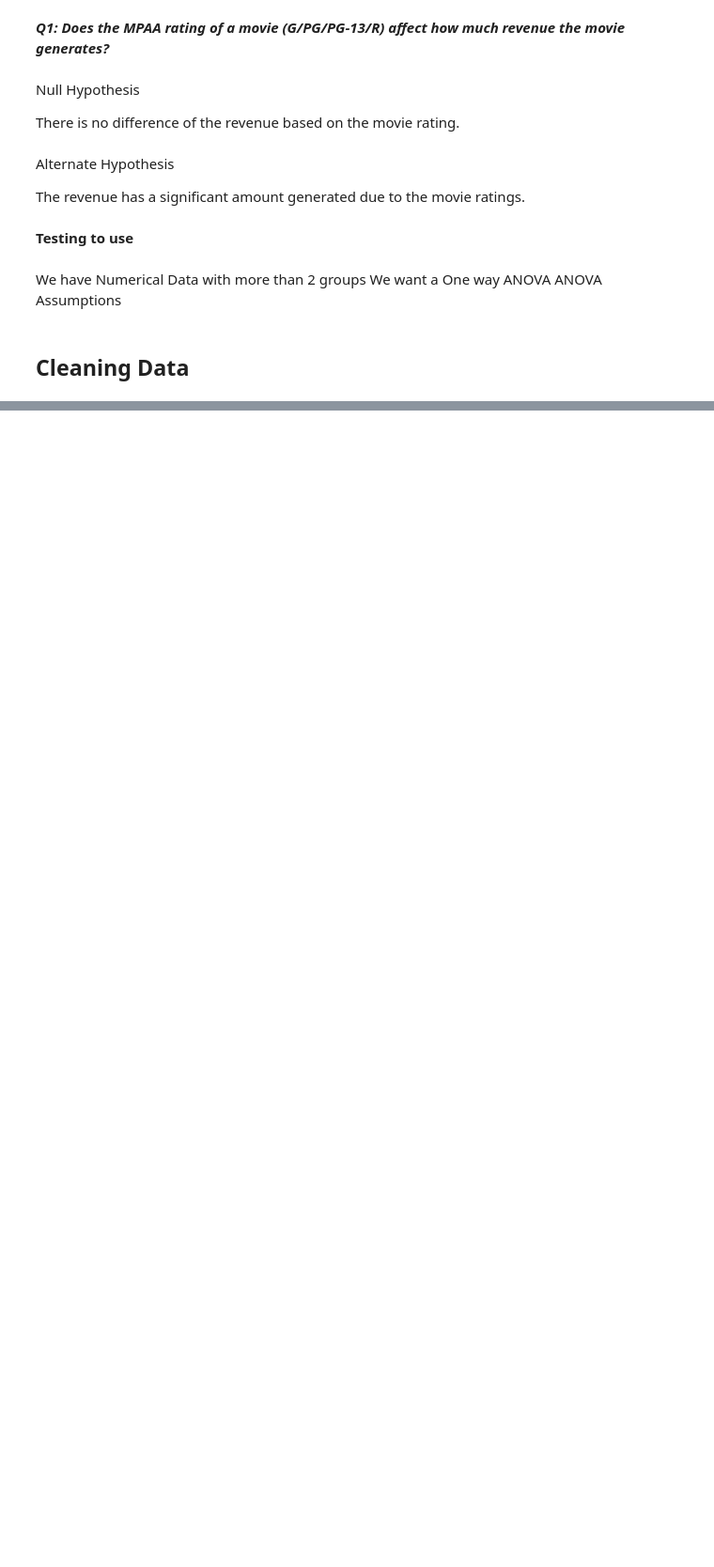
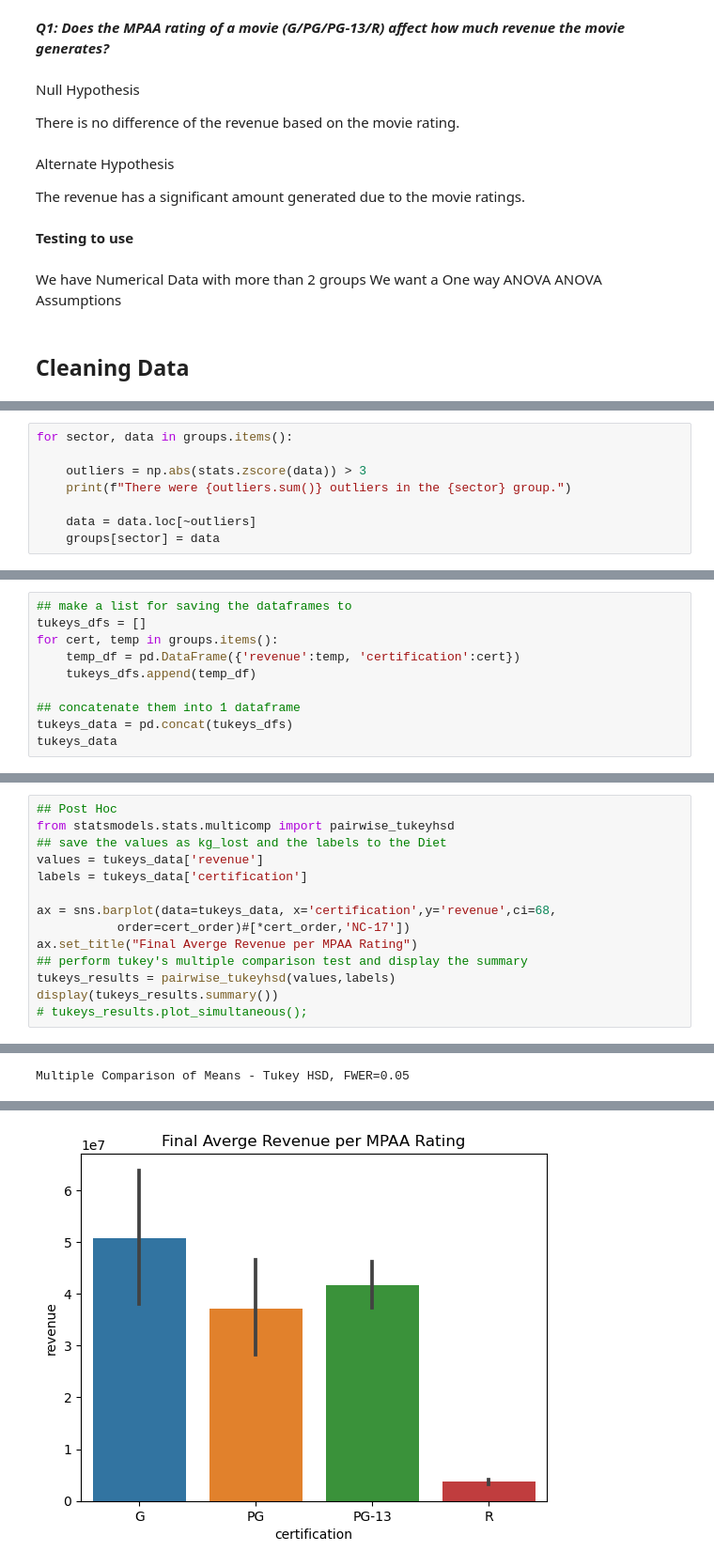
Before and after one commit to brittanymlassiter/Project-2, a Jupyter notebook: Part 4 - Hypothesis Testing.ipynb, the cells around one changed output, grey strips where cells are left out. Shown: that part at 94% size. Saved outputs shown, nothing was run; the diff lists cells and outputs as text; blank space fills up the shorter version.

```diff
--- a/Part 4 - Hypothesis Testing.ipynb
+++ b/Part 4 - Hypothesis Testing.ipynb
@@ -127,0 +167,8 @@ Name: certification, dtype: int64
+# %%
+for sector, data in groups.items():
+
+    outliers = np.abs(stats.zscore(data)) > 3
+    print(f"There were {outliers.sum()} outliers in the {sector} group.")
+
+    data = data.loc[~outliers]
+    groups[sector] = data
@@ -127,0 +227,10 @@ Name: certification, dtype: int64
+# %%
+## make a list for saving the dataframes to
+tukeys_dfs = []
+for cert, temp in groups.items():
+    temp_df = pd.DataFrame({'revenue':temp, 'certification':cert})
+    tukeys_dfs.append(temp_df)
+
+## concatenate them into 1 dataframe
+tukeys_data = pd.concat(tukeys_dfs)
+tukeys_data
@@ -127,0 +261,15 @@ Name: certification, dtype: int64
+# %%
+## Post Hoc
+from statsmodels.stats.multicomp import pairwise_tukeyhsd
+## save the values as kg_lost and the labels to the Diet
+values = tukeys_data['revenue']
+labels = tukeys_data['certification']
+
+ax = sns.barplot(data=tukeys_data, x='certification',y='revenue',ci=68,
+           order=cert_order)#[*cert_order,'NC-17'])
+ax.set_title("Final Averge Revenue per MPAA Rating")
+## perform tukey's multiple comparison test and display the summary
+tukeys_results = pairwise_tukeyhsd(values,labels)
+display(tukeys_results.summary())
+# tukeys_results.plot_simultaneous();
+# %% [output]
@@ -127,0 +279 @@ Name: certification, dtype: int64
+Multiple Comparison of Means - Tukey HSD, FWER=0.05
@@ -127,0 +296 @@ Name: certification, dtype: int64
+[figure, added]
```
Also changed, not shown: parts of 25 cells of this notebook.
